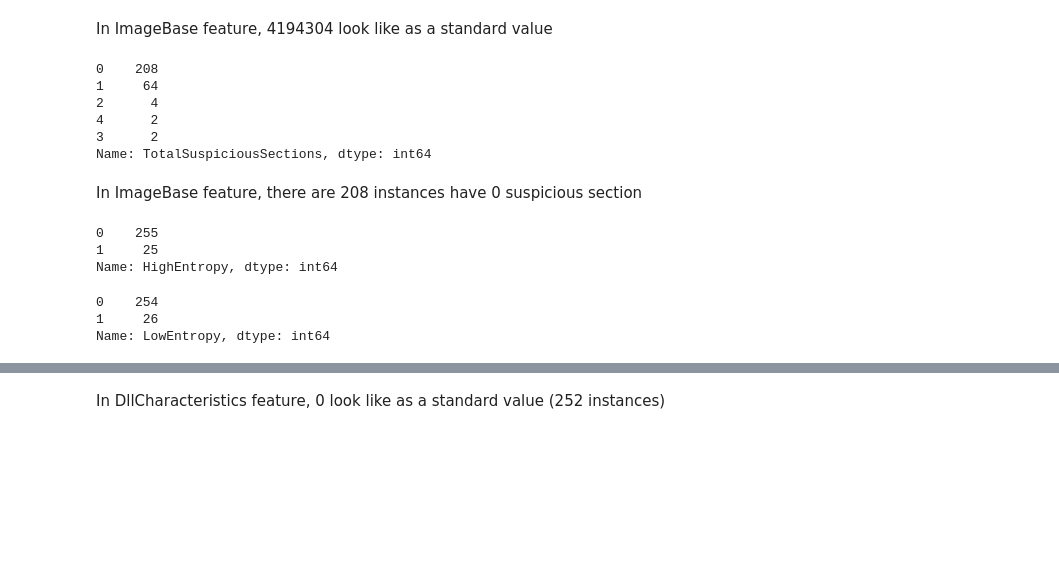
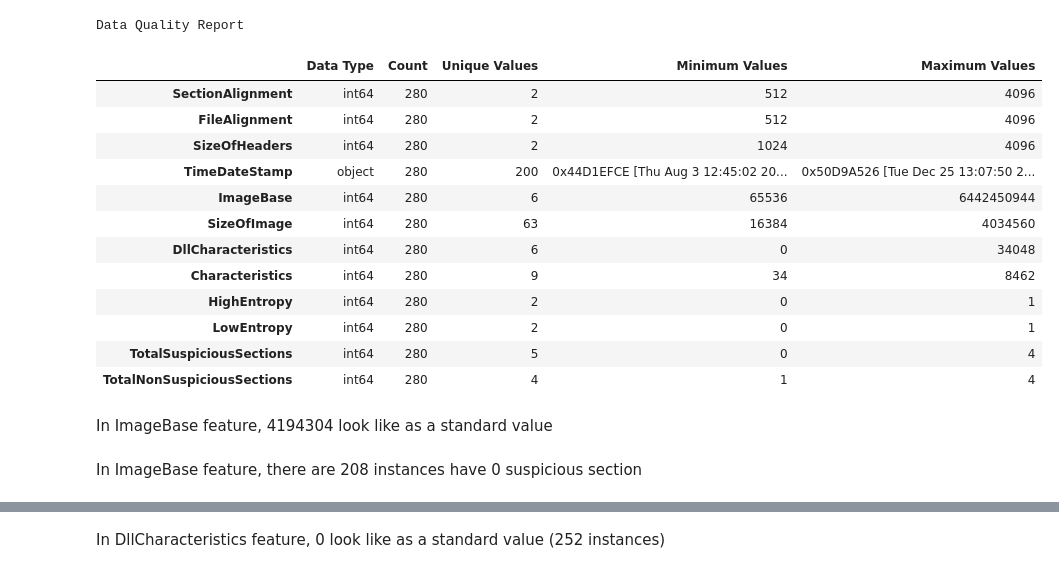
Before and after one commit to cyberdefendersprogram/MachineLearning, a Jupyter notebook: Data_analysis/VirusShare Analysis-checkpoint.ipynb, the cells around one changed output, grey strips where cells are left out. Saved outputs shown, nothing was run; the diff lists cells and outputs as text; code cells hidden in the pictures; blank space fills up the shorter version.

```diff
--- a/Data_analysis/VirusShare Analysis-checkpoint.ipynb
+++ b/Data_analysis/VirusShare Analysis-checkpoint.ipynb
@@ -44,25 +23,47 @@ Name: ImageBase, dtype: int64
+# %%
+#DataFrame with columns
+columns = pd.DataFrame(list(df.columns.values[1:]))
+
+#DataFrame with data types
+data_types = pd.DataFrame(df.dtypes, columns=['Data Type'])
+
+#DataFrame with Count
+data_count = pd.DataFrame(df.count(), columns=['Count'])
+
+#DataFrame with unique values
+unique_value_counts = pd.DataFrame(columns=['Unique Values'])
+for v in list(df.columns.values):
+    unique_value_counts.loc[v] = [df[v].nunique()]
+
+#DataFrame with minimum values
+minimum_values = pd.DataFrame(columns=['Minimum Values'])
+for v in list(df.columns.values):
+    minimum_values.loc[v] = [df[v].min()]
+
+#DataFrame with maximum values
+maximum_values = pd.DataFrame(columns=['Maximum Values'])
+for v in list(df.columns.values):
+    maximum_values.loc[v] = [df[v].max()]
+
+data_quality_report = data_types.join(data_count).join(unique_value_counts).join(minimum_values).join(maximum_values)
+print('Data Quality Report')
+data_quality_report
+# %% [output]
+Data Quality Report
+|  | Data Type | Count | Unique Values | Minimum Values | Maximum Values |
+| SectionAlignment | int64 | 280 | 2 | 512 | 4096 |
+| FileAlignment | int64 | 280 | 2 | 512 | 4096 |
+| SizeOfHeaders | int64 | 280 | 2 | 1024 | 4096 |
+| TimeDateStamp | object | 280 | 200 | 0x44D1EFCE [Thu Aug 3 12:45:02 20... | 0x50D9A526 [Tue Dec 25 13:07:50 2... |
+| ImageBase | int64 | 280 | 6 | 65536 | 6442450944 |
+| SizeOfImage | int64 | 280 | 63 | 16384 | 4034560 |
+| DllCharacteristics | int64 | 280 | 6 | 0 | 34048 |
+| Characteristics | int64 | 280 | 9 | 34 | 8462 |
+| HighEntropy | int64 | 280 | 2 | 0 | 1 |
+| LowEntropy | int64 | 280 | 2 | 0 | 1 |
+| TotalSuspiciousSections | int64 | 280 | 5 | 0 | 4 |
+| TotalNonSuspiciousSections | int64 | 280 | 4 | 1 | 4 |
 # %% [markdown]
 In ImageBase feature, 4194304 look like as a standard value
-# %%
-print(df['TotalSuspiciousSections'].value_counts())
-# %% [output]
-0    208
-1     64
-2      4
-4      2
-3      2
-Name: TotalSuspiciousSections, dtype: int64
 # %% [markdown]
 In ImageBase feature, there are 208 instances have 0 suspicious section
-# %%
-print(df['HighEntropy'].value_counts())
-# %% [output]
-0    255
-1     25
-Name: HighEntropy, dtype: int64
-# %%
-print(df['LowEntropy'].value_counts())
-# %% [output]
-0    254
-1     26
-Name: LowEntropy, dtype: int64
```
Also changed, not shown: parts of 12 cells of this notebook, 1 other file.
